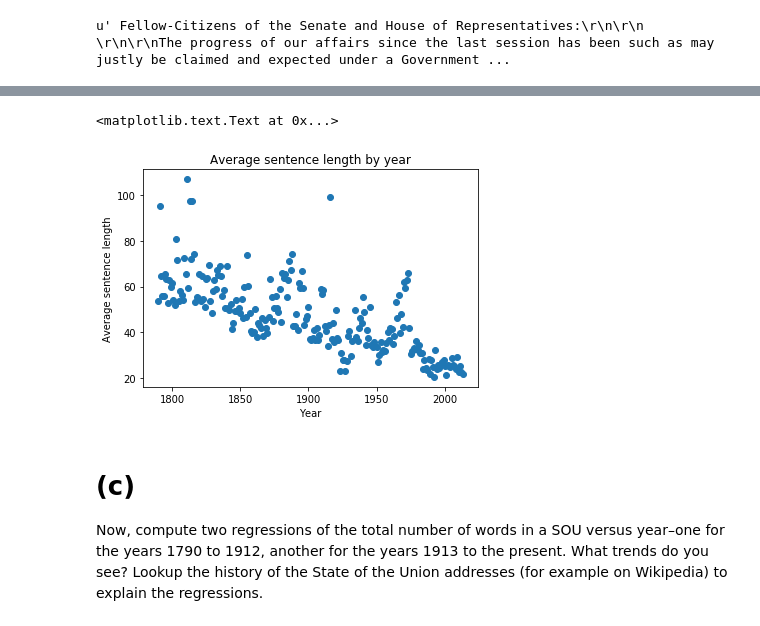
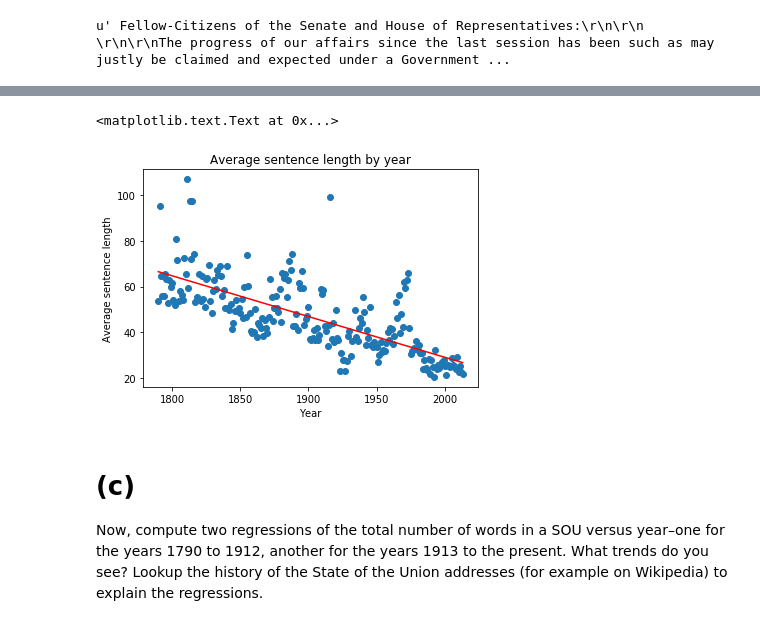
Before and after one commit to reidmcy/ML-Assigments, a Jupyter notebook: lsda/Assignment_1/assn1_prob4.ipynb, the cells around one changed output, grey strips where cells are left out. Cells and saved outputs as stored; diff of their text form; code cells hidden in the pictures.

```diff
--- a/lsda/Assignment_1/assn1_prob4.ipynb
+++ b/lsda/Assignment_1/assn1_prob4.ipynb
@@ -110,4 +110,4 @@ df_b = df_b.withColumn("Words", split_word(df_b.text))
 df_b = df_b.withColumn("Word_num", count(df_b.Words))
 df_b = df_b.withColumn("num_word_sent", div(df_b.Word_num, df_b.Sent_num))
 df_b = df_b.withColumn("Year", int_y(df_b.year))
-DF_b = df_b.groupBy('Year').mean('Sent_num', "num_word_sent").sort("Year").toPandas()
+DF_b = df_b.groupBy('Year').mean('Sent_num', "num_word_sent").sort("Year")
@@ -133,0 +114,3 @@ only showing top 10 rows
+# %%
+DF_b.insert(1, 'Ones', 1)
+#DF_b[:10]
@@ -142,11 +146,19 @@ plt.ylabel("Average number of sentences")
+# %%
+#Linear regression for average sentence length by year
+X = np.matrix(DF_b.iloc[:, (1, 0)].values)
+y = np.matrix(DF_b.iloc[:,3].values).transpose()
+B = np.dot(np.dot(np.linalg.inv(np.dot(X.transpose(),X)),X.transpose()),y)
+#B = np.dot(np.linalg.inv(np.dot(X.transpose(),X)),X.transpose())
+y_hat = np.dot(X, B)
 # %%
 plt.scatter(DF_b['Year'], DF_b['avg(num_word_sent)'])
+plt.plot(DF_b['Year'], y_hat, 'r')
 plt.title("Average sentence length by year")
 plt.xlabel("Year")
 plt.ylabel("Average sentence length")
 # %% [output]
 <matplotlib.text.Text at 0x...>
-[figure, old version]
+[figure, new version]
 # %% [markdown]
 # (c)
 Now, compute two regressions of the total number of words in a SOU versus year–one for the years 1790 to 1912, another for the years 1913 to the present. What trends do you see? Lookup the history of the State of the Union addresses (for example on Wikipedia) to explain the regressions.
```
Also changed, not shown: parts of 13 cells of this notebook.
